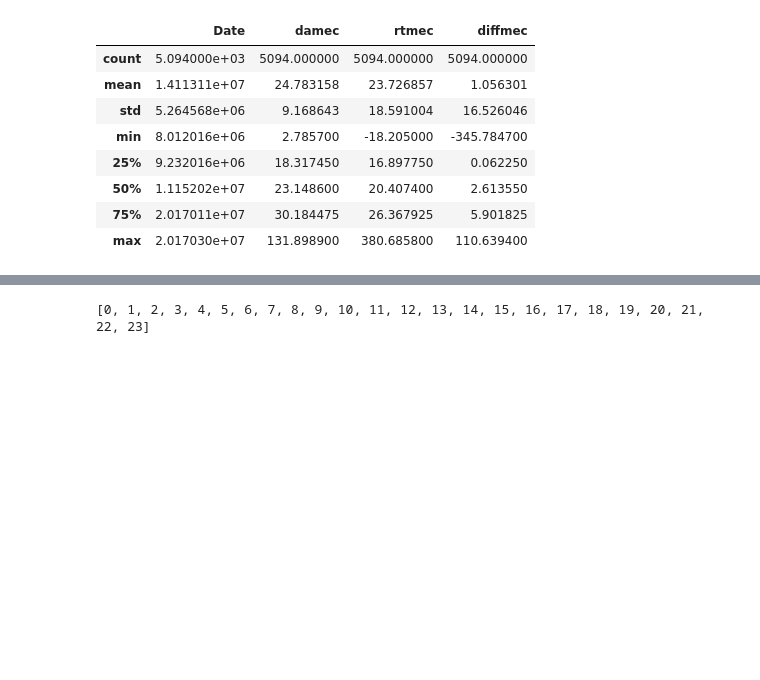
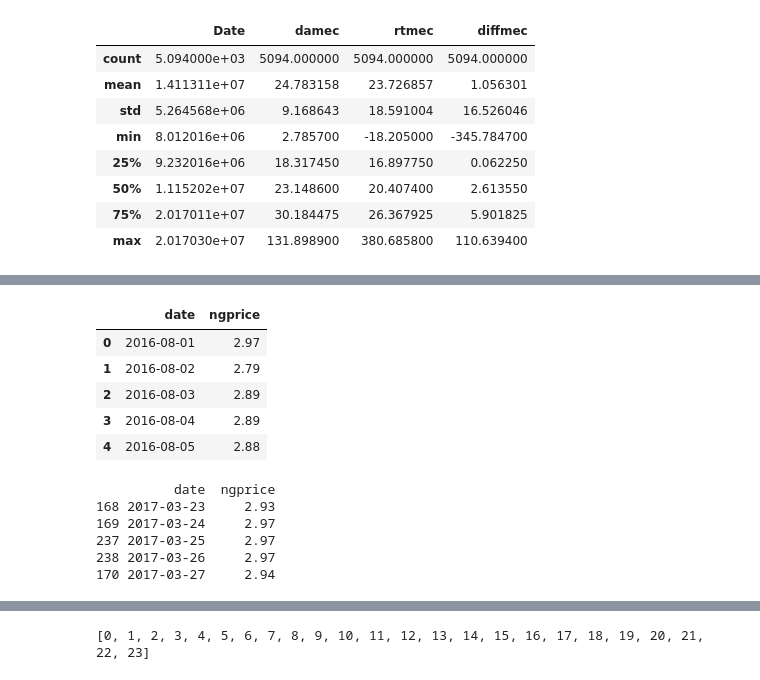
Before and after one commit to drewgray/spp-da-price-forecast, a Jupyter notebook: SPP_dart_prices.ipynb, the cells around one changed output, grey strips where cells are left out. Drawn from its saved outputs; the diff is of its cells as text; code cells hidden in the pictures; blank space fills up the shorter version.

Commit message:
more finessing and adding get of more data from spp

```diff
--- a/SPP_dart_prices.ipynb
+++ b/SPP_dart_prices.ipynb
@@ -79,17 +79,10 @@ mtlf['interval'] = pd.to_datetime(mtlf['interval'])
 mtlf['date'] = mtlf['interval'].apply(lambda df : pd.datetime(year=df.year, month=df.month, day=df.day))
 gas['interval'] = pd.to_datetime(gas['interval'])
 gas.rename(columns={'interval': 'date'}, inplace=True)
-
+gas = gas.sort_values(['date'])
 wind = wind.sort_values(['interval'])
 mtlf = mtlf.sort_values(['interval'])
 
-wind['loadforecast'] = mtlf['loadforecast']
-data = pd.merge(wind, gas, on=['date'], how='inner')
 
-data['hour'] = data.interval.apply(lambda x: x.hour)
-
-#data.set_index(['interval'], inplace=True)
-
-print(data.head())
-print(data.tail())
+gas.head()
 # %% [output]
@@ -107,0 +89,29 @@ print(data.tail())
+|  | date | ngprice |
+| 0 | 2016-08-01 | 2.97 |
+| 1 | 2016-08-02 | 2.79 |
+| 2 | 2016-08-03 | 2.89 |
+| 3 | 2016-08-04 | 2.89 |
+| 4 | 2016-08-05 | 2.88 |
+# %%
+st = gas['date'].iloc[0]
+en = gas['date'].iloc[len(gas)-1]
+
+lastprice = 0
+
+for day in pd.date_range(st,en,freq='D'):
+  #print( any(gas.date == day))
+  if any(gas.date == day):
+    lastprice = list(gas[gas['date']==day]['ngprice'])[0]
+  else:
+    #gas.loc[day]
+    gg = pd.DataFrame([[day,lastprice]], columns=['date','ngprice'])
+    gas = gas.append(gg, ignore_index=True)
+gas = gas.sort_values(['date'])
+print gas.tail()
+# %% [output]
+          date  ngprice
+168 2017-03-23     2.93
+169 2017-03-24     2.97
+237 2017-03-25     2.97
+238 2017-03-26     2.97
+170 2017-03-27     2.94
```
Also changed, not shown: parts of 5 cells of this notebook, 4 other files.
